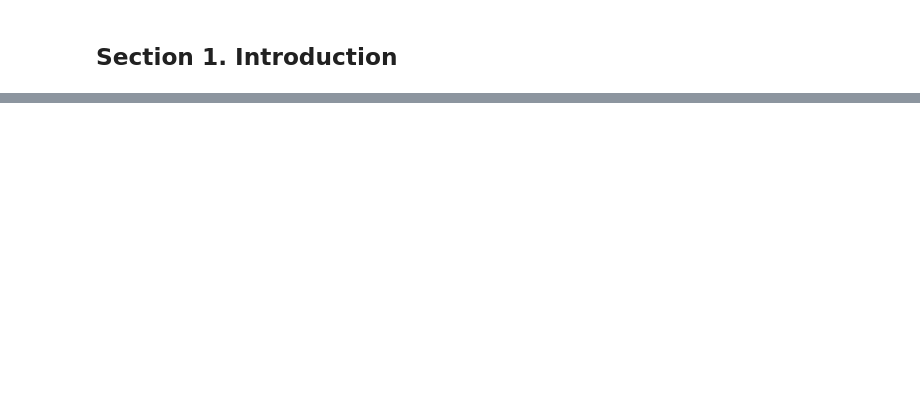
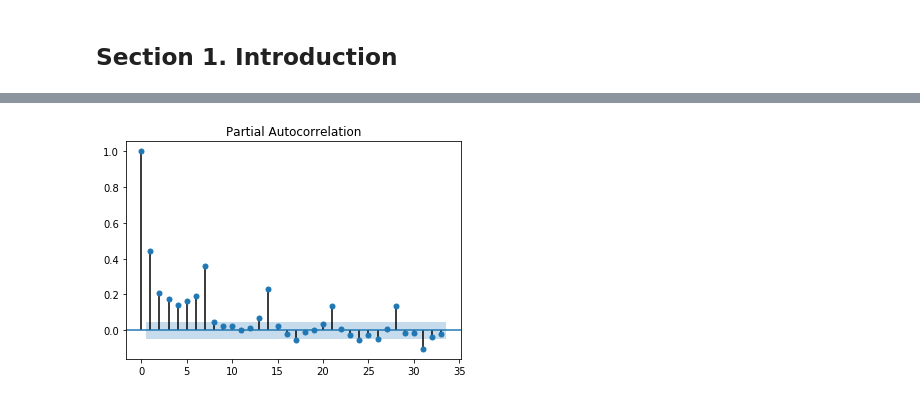
Before and after one commit to sangttruong/hybcast, a Jupyter notebook: main.ipynb, the cells around one changed output, grey strips where cells are left out. Drawn from its saved outputs; the diff is of its cells as text; code cells hidden in the pictures; blank space fills up the shorter version.

```diff
--- a/main.ipynb
+++ b/main.ipynb
@@ -380,0 +180,7 @@ y_forecast = model.forecast(steps=365)
+# %%
+# PACF
+pacf = tsaplots.plot_pacf(train11.sales)
+pacf.savefig(path + 'pacf.png', quality = 100, dpi = 1000)
+pacf.show()
+# %% [output]
+[figure, added]
```
Also changed, not shown: parts of 85 cells of this notebook.
